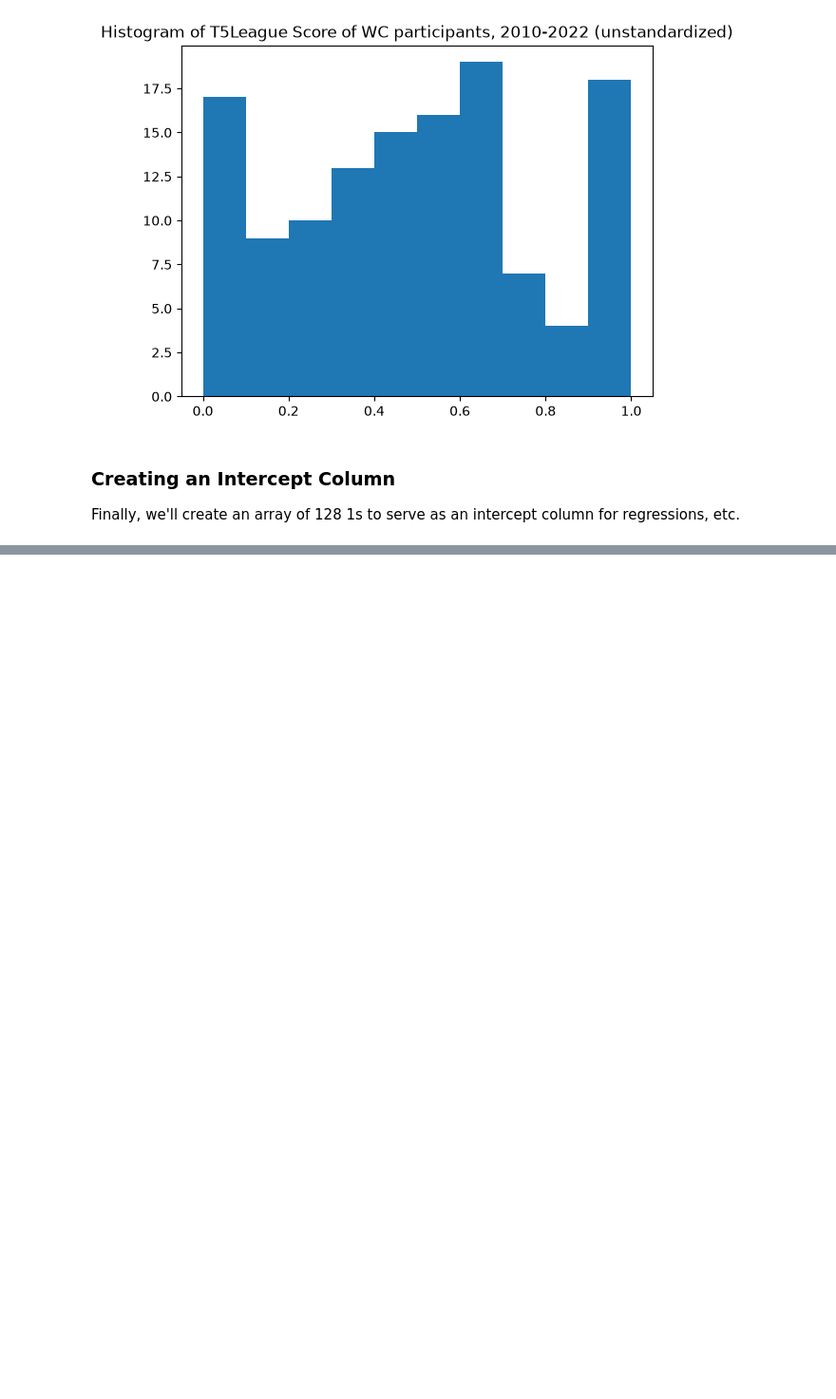
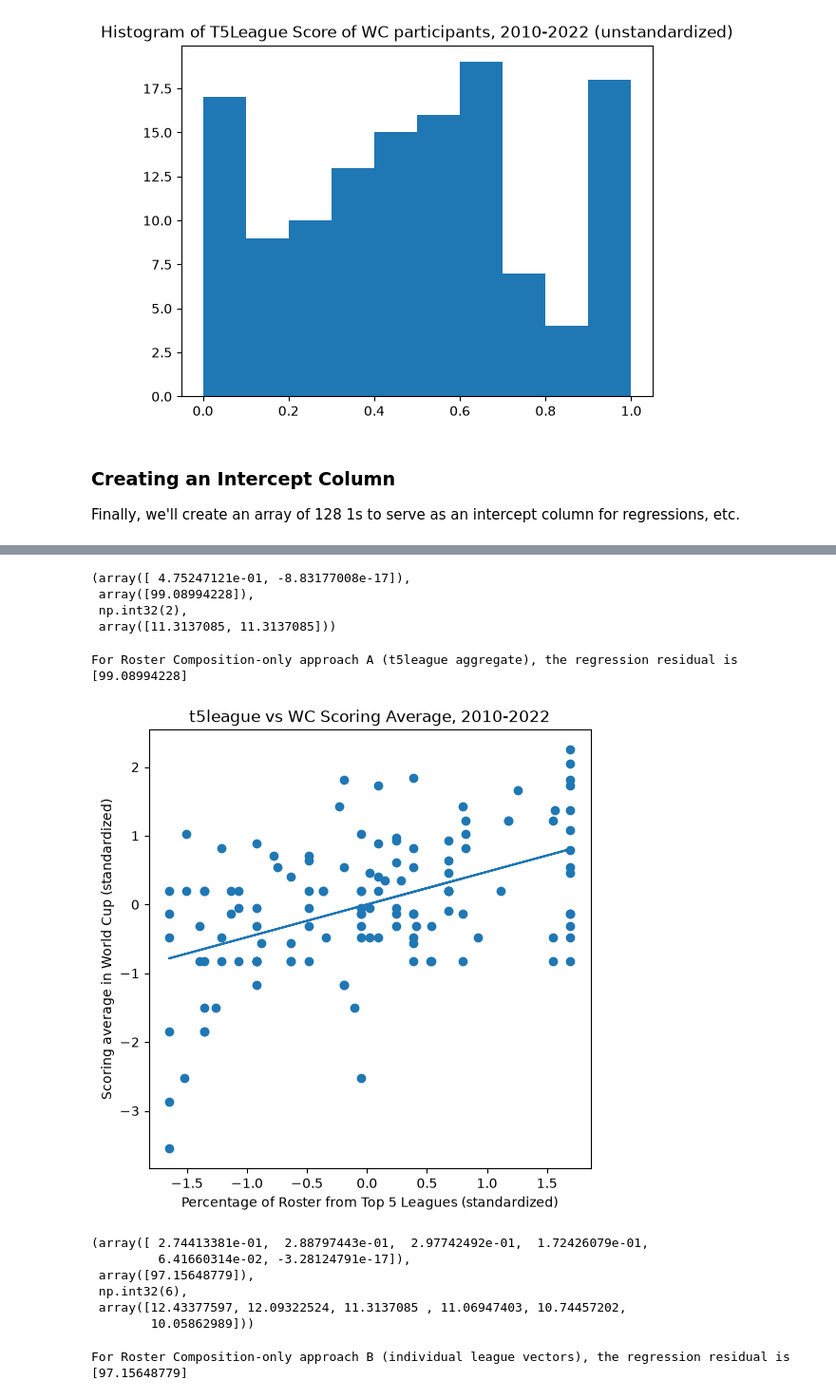
Before and after one commit to lcbogie/780_Group_Project_2026, a Jupyter notebook: FIFA_Ranking_and_T5League_Modeling/ranking_points_and_t5league_modeling.ipynb, the cells around one changed output, grey strips where cells are left out. Shown at 95% size. Drawn from its saved outputs; the diff is of its cells as text; code cells hidden in the pictures; blank space fills up the shorter version.

```diff
--- a/FIFA_Ranking_and_T5League_Modeling/ranking_points_and_t5league_modeling.ipynb
+++ b/FIFA_Ranking_and_T5League_Modeling/ranking_points_and_t5league_modeling.ipynb
@@ -462,0 +493,41 @@ intercept=np.ones(128)
+# %%
+# 2.A: Use aggregated t5league stat
+X_t5league_only = np.transpose(np.vstack((t5league, Ones)))
+X_t5league_only_coefs = np.linalg.lstsq(X_t5league_only, Y)
+X_t5league_only_coefs
+# %% [output]
+(array([ 4.75247121e-01, -8.83177008e-17]),
+ array([99.08994228]),
+ np.int32(2),
+ array([11.3137085, 11.3137085]))
+# %%
+print(f'For Roster Composition-only approach A (t5league aggregate), the regression residual is {X_t5league_only_coefs[1]}')
+# %% [output]
+For Roster Composition-only approach A (t5league aggregate), the regression residual is [99.08994228]
+# %%
+slope, intercept = X_t5league_only_coefs[0]
+fig, ax = plt.subplots(figsize=(6,6))
+ax.scatter(t5league, Y)
+ax.set_xlabel('Percentage of Roster from Top 5 Leagues (standardized)')
+ax.set_ylabel('Scoring average in World Cup (standardized)')
+ax.set_title('t5league vs WC Scoring Average, 2010-2022')
+ax.plot(t5league, slope*t5league + intercept)
+plt.show()
+# %% [output]
+[figure, added]
+# %%
+# 2.A: Use individual league vectors stat
+X_individual_leagues_only = np.transpose(np.vstack((EPL, La_Liga, Bundesliga, Serie_A, Ligue_1, Ones)))
+X_individual_leagues_only_coefs = np.linalg.lstsq(X_individual_leagues_only, Y)
+X_individual_leagues_only_coefs
+# %% [output]
+(array([ 2.74413381e-01,  2.88797443e-01,  2.97742492e-01,  1.72426079e-01,
+         6.41660314e-02, -3.28124791e-17]),
+ array([97.15648779]),
+ np.int32(6),
+ array([12.43377597, 12.09322524, 11.3137085 , 11.06947403, 10.74457202,
+        10.05862989]))
+# %%
+print(f'For Roster Composition-only approach B (individual league vectors), the regression residual is {X_individual_leagues_only_coefs[1]}')
+# %% [output]
+For Roster Composition-only approach B (individual league vectors), the regression residual is [97.15648779]
```
Also changed, not shown: parts of 13 cells of this notebook.
